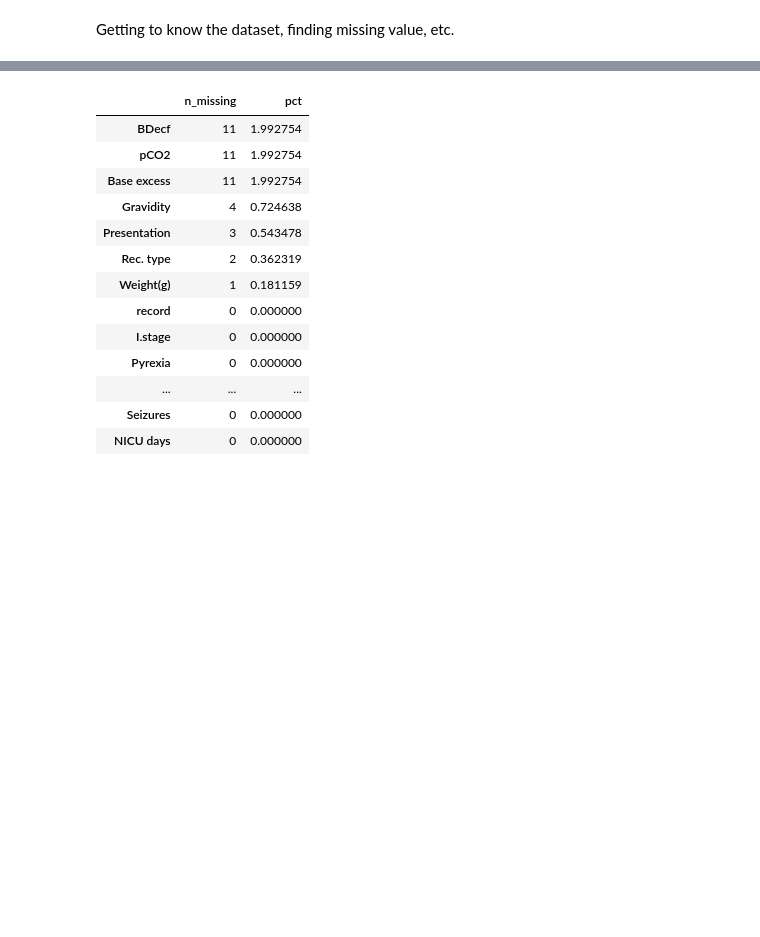
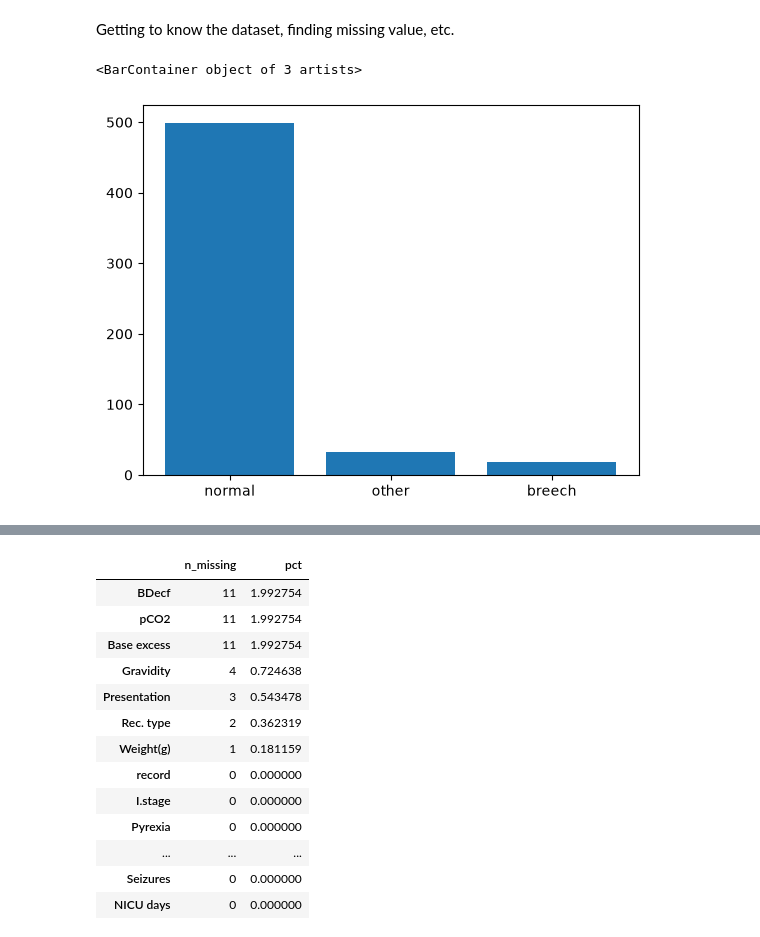
Before and after one commit to trnnstella/Fetal-health-analysis, a Jupyter notebook: fetal-health.ipynb, the cells around one changed output, grey strips where cells are left out. Cells and saved outputs as stored; diff of their text form; code cells hidden in the pictures; blank space fills up the shorter version.

Commit message:
Exploring clinical data, basic metrics

```diff
--- a/fetal-health.ipynb
+++ b/fetal-health.ipynb
@@ -117,7 +117,7 @@ for c in cat_cols:
 # %% [markdown]
 Numerical data can be turned into meaningful content in respect to its corresponding code.
 # %%
-df_clinical["Sex"] = df_clinical["Sex"].map({1.0 :"female" , 2: "male"})
+df_clinical["Sex"] = df_clinical["Sex"].map({1 :"female" , 2: "male"})
 df_clinical["Presentation"] = df_clinical["Presentation"].map({1: "normal",2: "breech",3: "other"})
 df_clinical["Deliv. type"] = df_clinical["Deliv. type"].map({1: "vaginal",2: "cs"})
 df_clinical["Rec. type"] = df_clinical["Rec. type"].map({1: "USG",2: "FECG",12: "combined"})
@@ -128,3 +128,8 @@ See https://pandas.pydata.org/docs/dev/whatsnew/v3.1.0.html#deprecation-inplace
   df_clinical.rename(columns={"BE": "Base excess"}, inplace=True)
 # %% [markdown]
 Getting to know the dataset, finding missing value, etc.
+# %%
+plt.bar(df_clinical["Presentation"].value_counts().index, df_clinical["Presentation"].value_counts().values)
+# %% [output]
+<BarContainer object of 3 artists>
+[figure, added]
```
Also changed, not shown: parts of 6 cells of this notebook.
